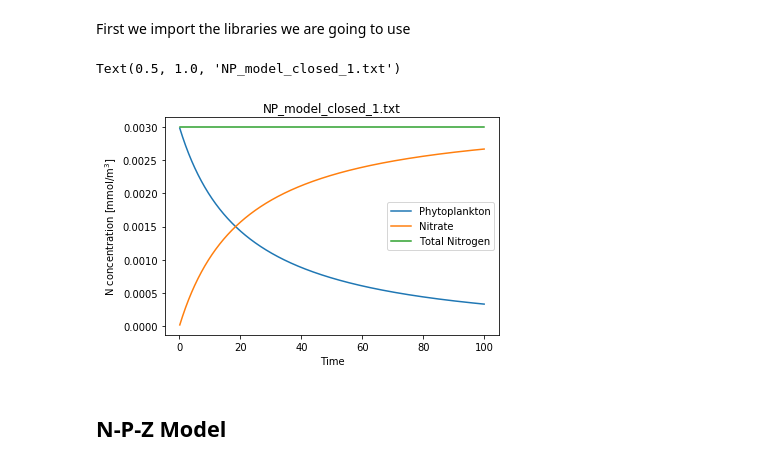
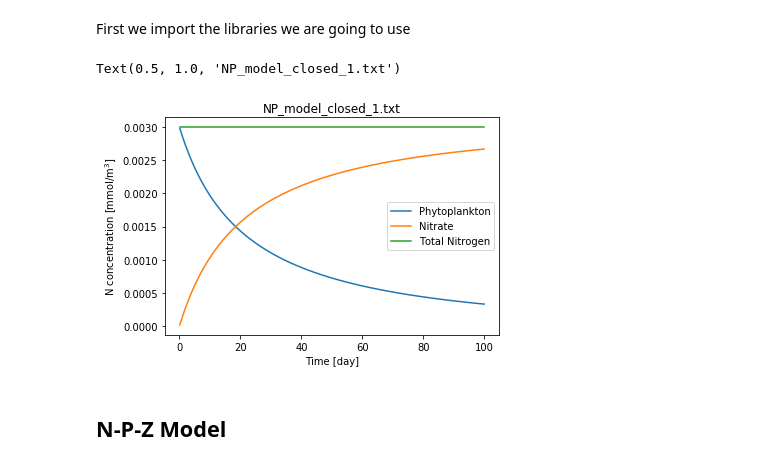
Before and after one commit to xabi94davi/GEOF_236, a Jupyter notebook: NP_model.ipynb, the cells around one changed output. Cells and saved outputs as stored; diff of their text form; code cells hidden in the pictures.

```diff
--- a/NP_model.ipynb
+++ b/NP_model.ipynb
@@ -51,20 +55,22 @@ import matplotlib.pyplot as plt
 # %%
 #Change the following line to choose the experiment:
 casename = 'NP_model_closed_1.txt'
-#casename = 'NP_model_closed_2a.txt' #For example: this would choose the experiment 2a
+#For example, the following line would choose the experiment 2a:
+#casename = 'NP_model_closed_2a.txt'
 
 file = 'https://raw.githubusercontent.com/xabi94davi/GEOF_236/master/{}'.format(casename) #Load data from GitHub repository
-df = pd.read_csv(file, sep = '\s+', header=1) #read file
+df_NP = pd.read_csv(file, sep = '\s+', header=1) #read file
 # %%
-plt.plot(df.time, df.phytoplankton, label = 'Phytoplankton')
-plt.plot(df.time, df.nitrate, label='Nitrate')
-plt.plot(df.time, df.total_N, label = 'Total Nitrogen')
-plt.xlabel('Time')
+#Plot figure
+plt.plot(df_NP.time, df_NP.phytoplankton, label = 'Phytoplankton')
+plt.plot(df_NP.time, df_NP.nitrate, label='Nitrate')
+plt.plot(df_NP.time, df_NP.total_N, label = 'Total Nitrogen')
+plt.xlabel('Time [day]')
 plt.ylabel('N concentration [mmol/m$^3$]')
 plt.legend()
 plt.title('{}'.format(casename))
 # %% [output]
 Text(0.5, 1.0, 'NP_model_closed_1.txt')
-[figure, old version]
+[figure, new version]
 # %% [markdown]
 ## N-P-Z Model
```
Also changed, not shown: parts of 6 cells of this notebook.
